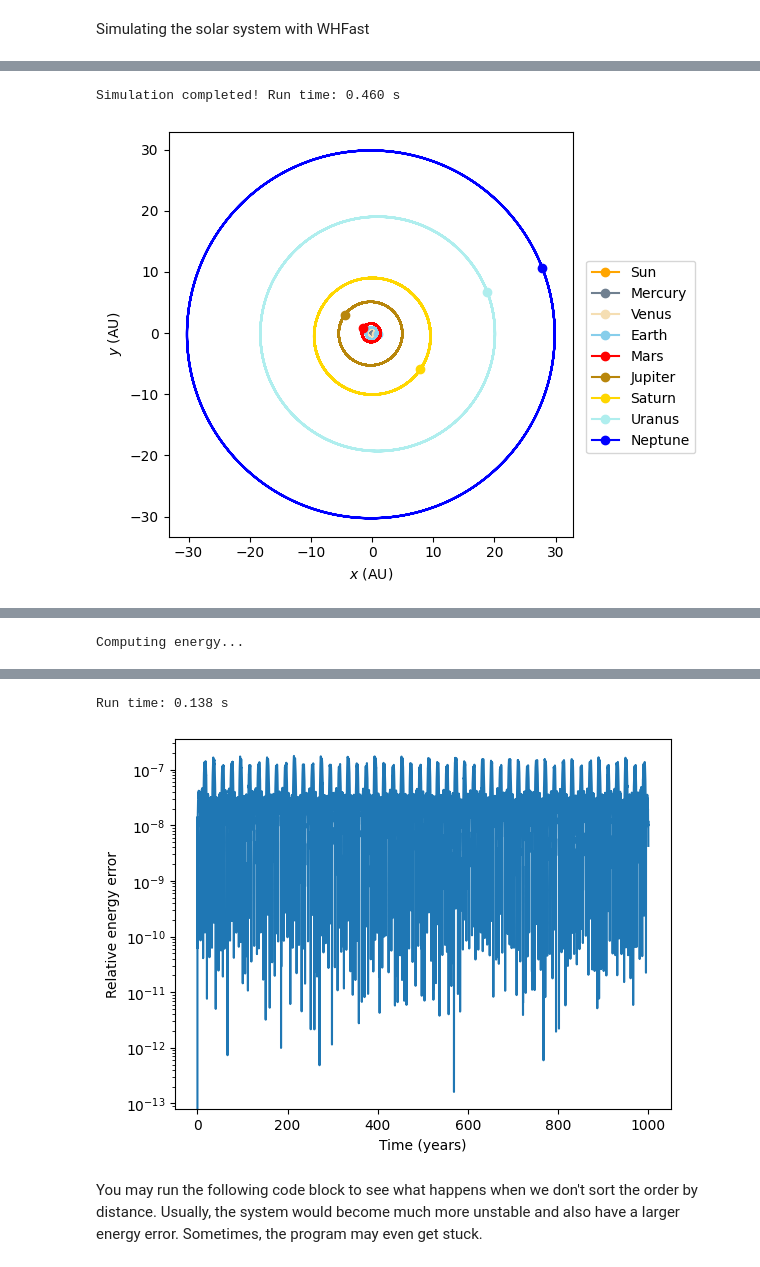
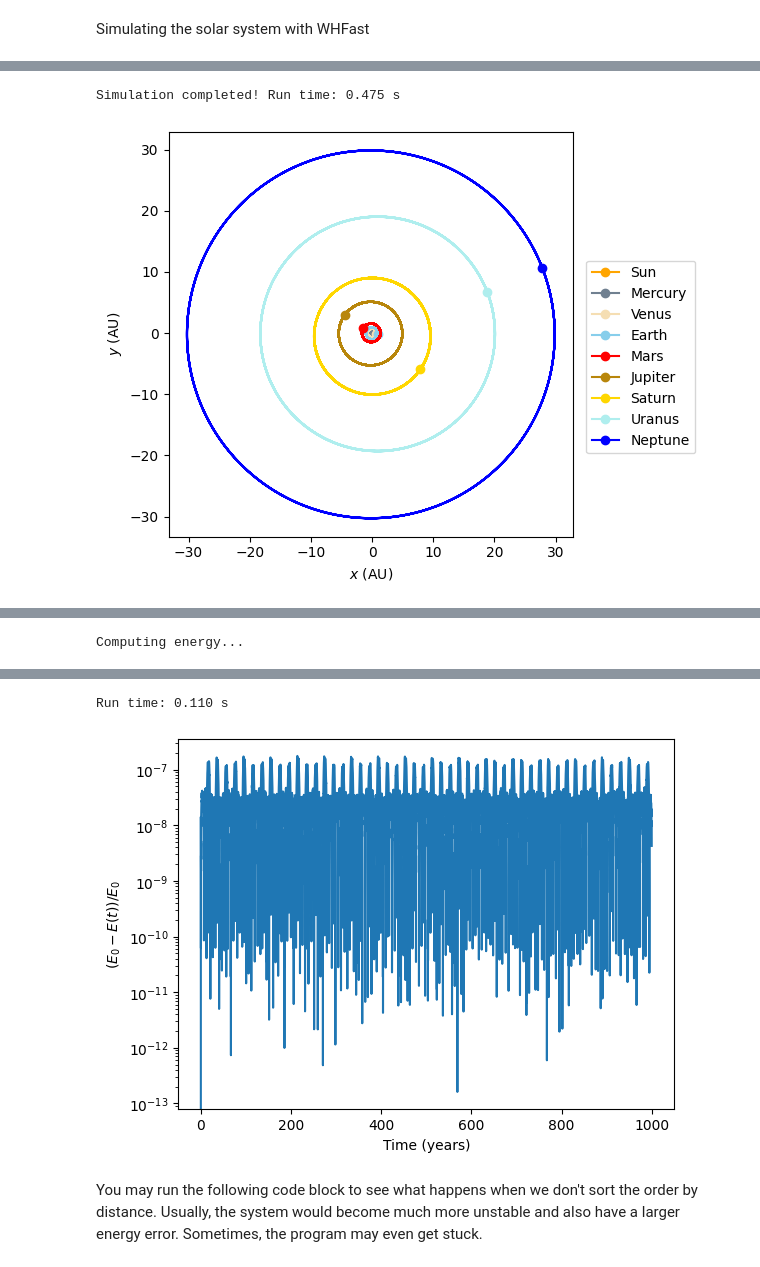
Before and after one commit to alvinng4/Gravity-Simulator, a Jupyter notebook: examples/tutorial.ipynb, the cells around one changed output, grey strips where cells are left out. Saved outputs shown, nothing was run; the diff lists cells and outputs as text; code cells hidden in the pictures.

```diff
--- a/examples/tutorial.ipynb
+++ b/examples/tutorial.ipynb
@@ -461,45 +455,42 @@ grav_sim.plot_2d_trajectory(
     legend=True,
     labels=labels,
 )
-sol_energy = grav_sim.compute_energy(WHFast_system, sol_state)
-rel_energy_error = np.abs((sol_energy - sol_energy[0]) / sol_energy[0])
-grav_sim.plot_quantity_against_time(
-    quantity=rel_energy_error,
-    is_log_y=True,
+grav_sim.compute_and_plot_rel_energy_error(
+    system=WHFast_system,
+    sol_state=sol_state,
     sol_time=grav_sim.days_to_years(sol_time),
     xlabel="Time (years)",
-    ylabel="Relative energy error",
 )
 # %% [output]
 [interactive output not drawn]
 ---------- Simulation input ----------
 integrator_params:
     integrator: whfast
     dt: 1.095726567
 acceleration_params:
     method: pairwise
     softening_length: 0.0
 storing_params:
     method: default
     storing_freq: 1
 settings:
     disable_progress_bar: False
     make_copy_params: True
     make_copy_system: True
     verbose: 2
 tf: 365242.189 days
 --------------------------------------
 Simulation in progress...
 [interactive output not drawn]
 [interactive output not drawn]
-Simulation completed! Run time: 0.460 s
+Simulation completed! Run time: 0.475 s
 [figure]
 [interactive output not drawn]
 Computing energy...
 [interactive output not drawn]
 [interactive output not drawn]
-Run time: 0.138 s
+Run time: 0.110 s
-[figure, old version]
+[figure, new version]
 # %% [markdown]
 You may run the following code block to see what happens when we don't sort the order by distance. Usually, the system would become much more unstable and also have a larger energy error. Sometimes, the program may even get stuck.
 # %%
```
Also changed, not shown: parts of 7 cells of this notebook, 1 other file.
